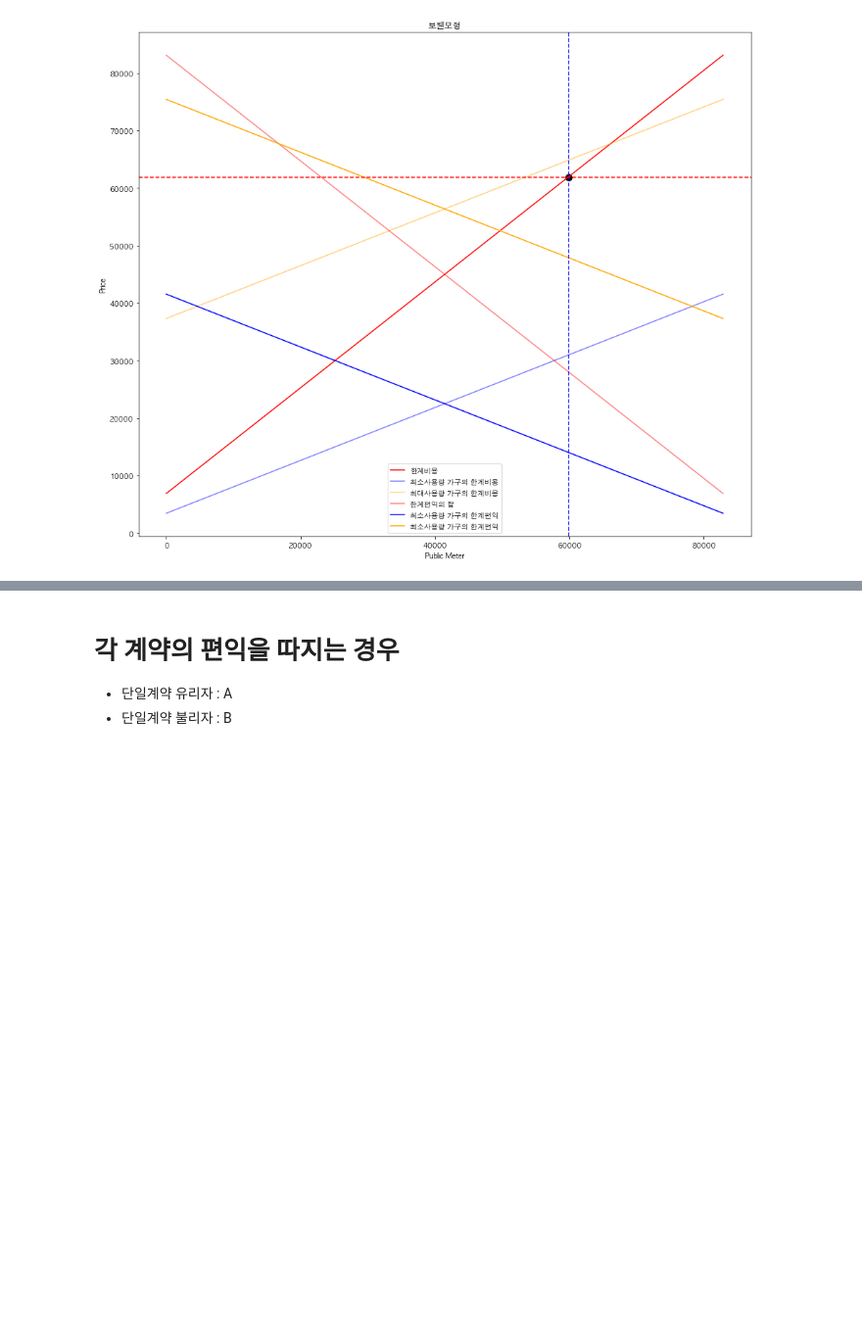
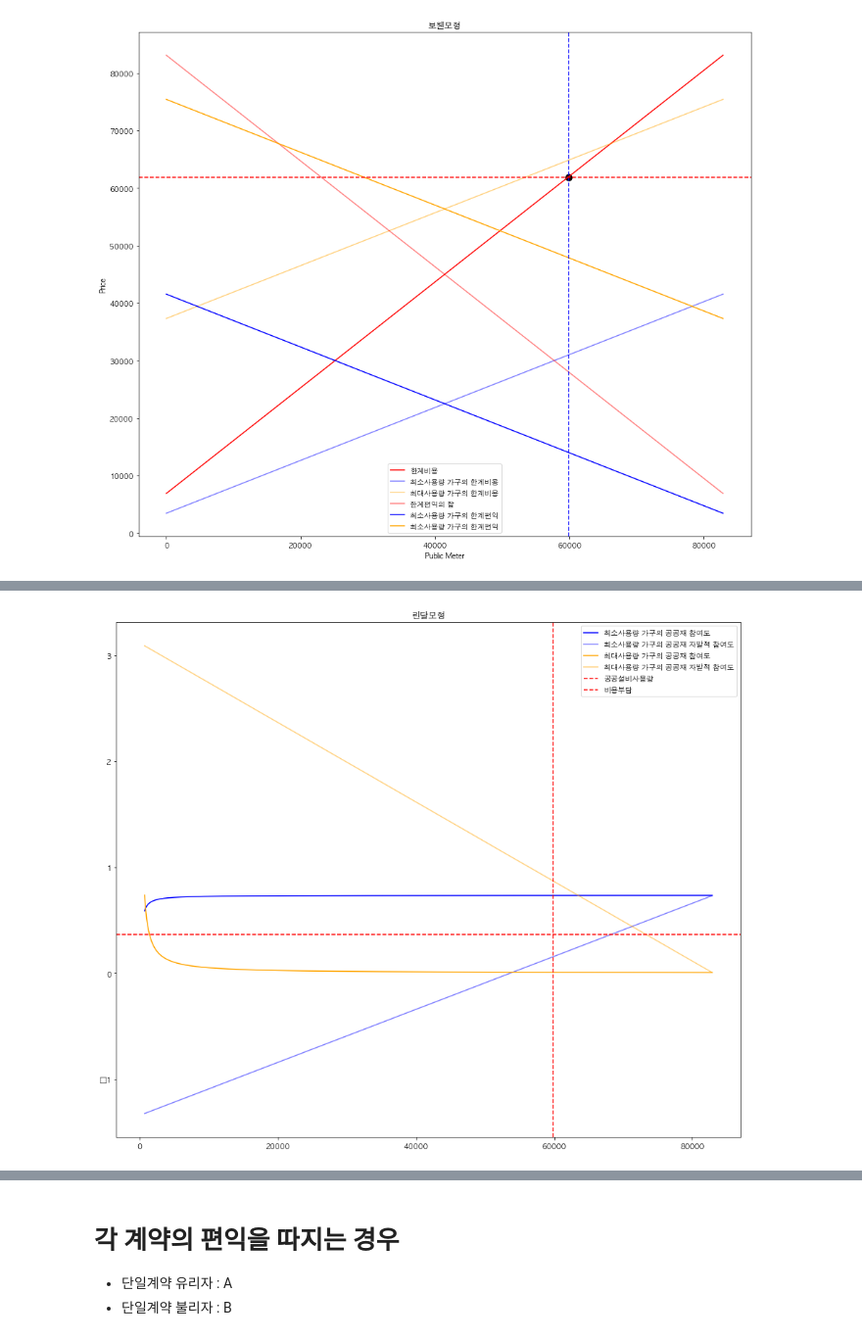
Before and after one commit to formegusto/rate-contract-proto, a Jupyter notebook: Public Goods Shape.ipynb, the cells around one changed output, grey strips where cells are left out. Shown at 98% size. Saved outputs shown, nothing was run; the diff lists cells and outputs as text; code cells hidden in the pictures; blank space fills up the shorter version.

```diff
--- a/Public Goods Shape.ipynb
+++ b/Public Goods Shape.ipynb
@@ -872,0 +839,19 @@ array([41550.        , 41549.54027676, 41549.08055351, ...,
+# %%
+max_party = max_household_party[700:].max()
+min_party = max_household_party[700:].min()
+
+self_party_max = np.linspace(min_party,max_party * 4.2,len(test_pi))
+self_party_min = (max_party - (self_party_max / 1.5))
+
+plt.plot(test_pi, test_min, color="blue", label="최소사용량 가구의 공공재 참여도")
+plt.plot(test_pi, np.flip(self_party_min), color="blue", alpha=0.5, label="최소사용량 가구의 공공재 자발적 참여도")
+plt.plot(test_pi, test_max, color="orange", label="최대사용량 가구의 공공재 참여도")
+plt.plot(test_pi, np.flip(self_party_max), color="orange", alpha=0.5, label="최대사용량 가구의 공공재 자발적 참여도")
+plt.axvline(x=target_pi, color="red", label="공공설비사용량", linestyle="--")
+plt.axhline(y=max_party / 2,color="red", label="비용부담", linestyle="--")
+
+plt.title("린달모형")
+plt.legend()
+plt.show()
+# %% [output]
+[figure, added]
```
Also changed, not shown: parts of 13 cells of this notebook.
